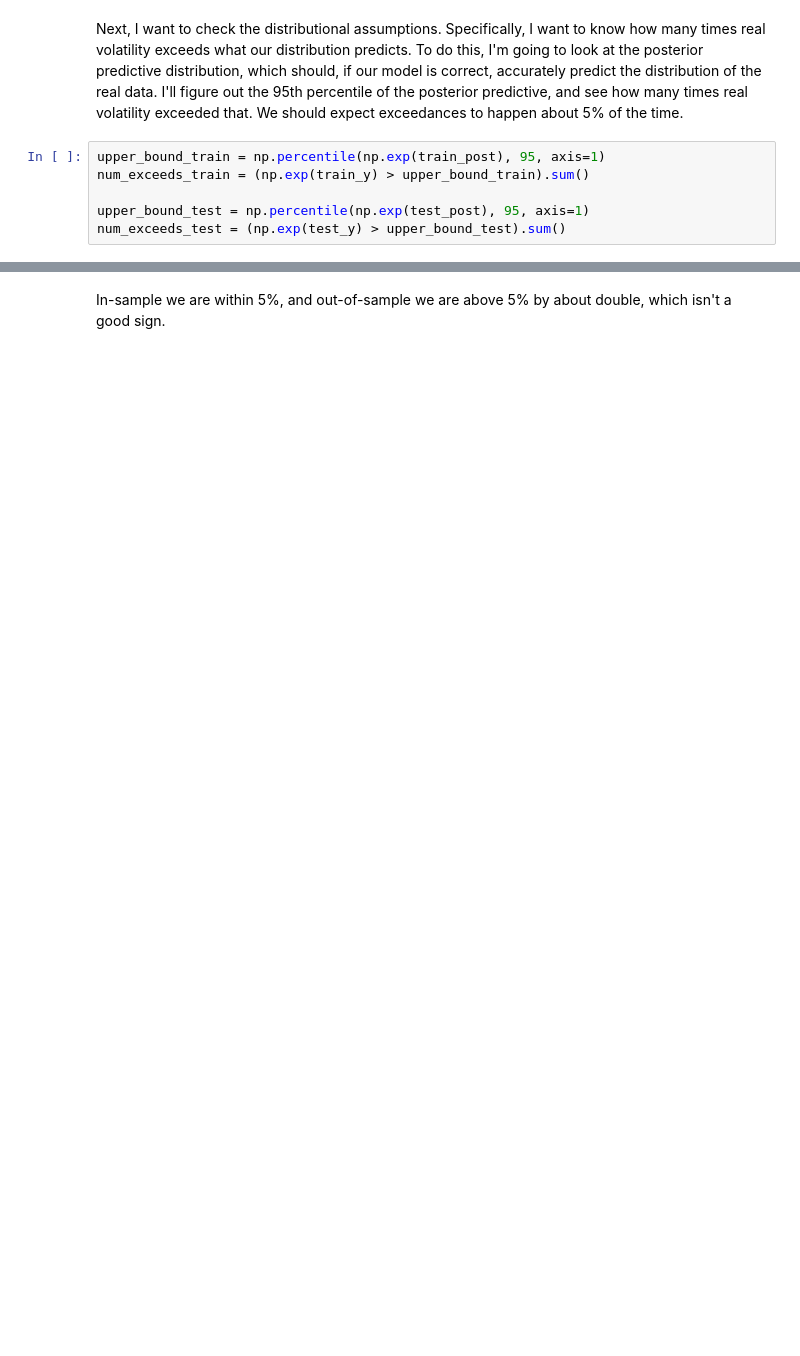
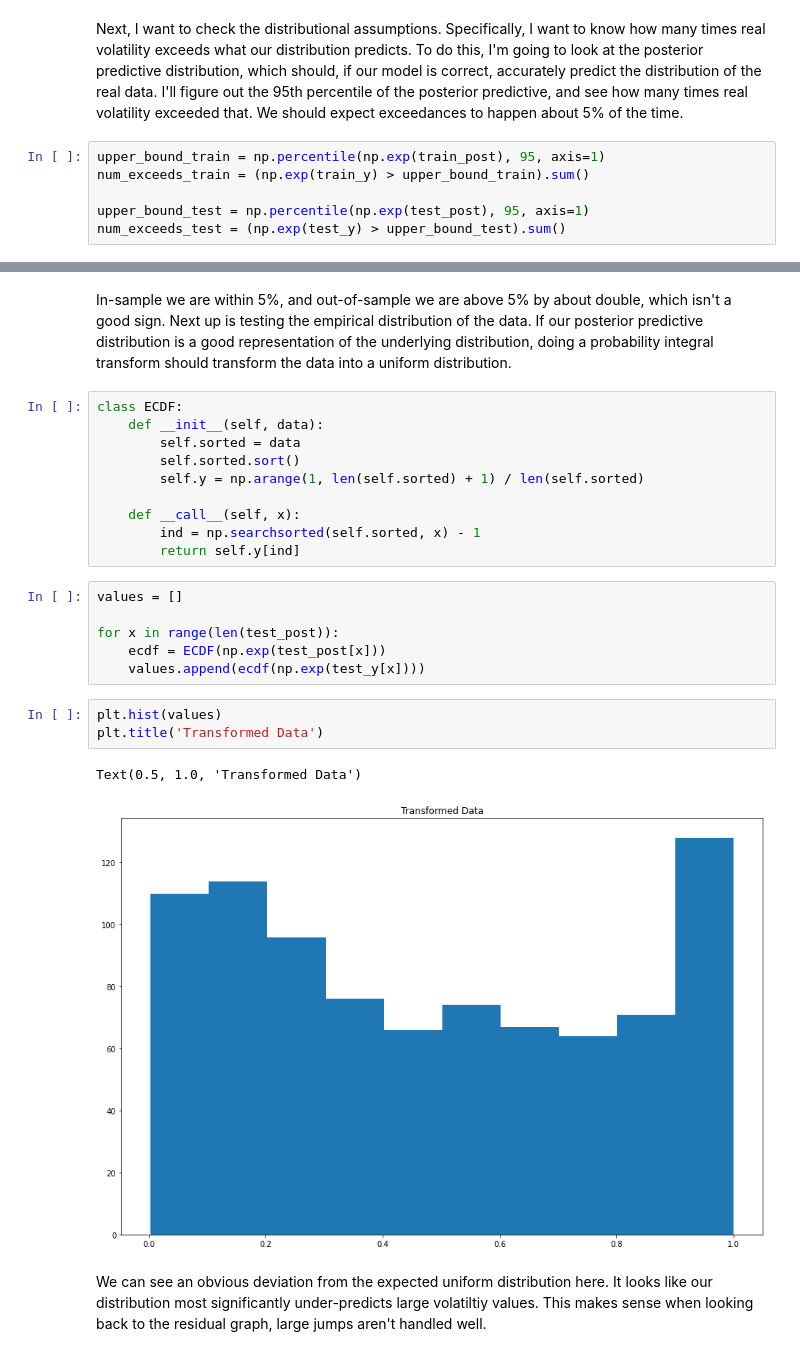
Before and after one commit to eadains/SystemsTrading, a Jupyter notebook: spx_vol_linear_forecast.ipynb, the cells around one changed output, grey strips where cells are left out. Saved outputs shown, nothing was run; the diff lists cells and outputs as text; blank space fills up the shorter version.

```diff
--- a/spx_vol_linear_forecast.ipynb
+++ b/spx_vol_linear_forecast.ipynb
@@ -220,2 +217,26 @@ Out-of-Sample Exceedances: 0.09930715935334873
 # %% [markdown]
-In-sample we are within 5%, and out-of-sample we are above 5% by about double, which isn't a good sign.
+In-sample we are within 5%, and out-of-sample we are above 5% by about double, which isn't a good sign. Next up is testing the empirical distribution of the data. If our posterior predictive distribution is a good representation of the underlying distribution, doing a probability integral transform should transform the data into a uniform distribution.
+# %%
+class ECDF:
+    def __init__(self, data):
+        self.sorted = data
+        self.sorted.sort()
+        self.y = np.arange(1, len(self.sorted) + 1) / len(self.sorted)
+
+    def __call__(self, x):
+        ind = np.searchsorted(self.sorted, x) - 1
+        return self.y[ind]
+# %%
+values = []
+
+for x in range(len(test_post)):
+    ecdf = ECDF(np.exp(test_post[x]))
+    values.append(ecdf(np.exp(test_y[x])))
+# %%
+plt.hist(values)
+plt.title('Transformed Data')
+# %% [output]
+Text(0.5, 1.0, 'Transformed Data')
+[figure, added]
+# %% [markdown]
+We can see an obvious deviation from the expected uniform distribution here. It looks like our distribution most significantly under-predicts large volatiltiy values. This makes sense when looking back to the residual graph, large jumps aren't handled well.
```
Also changed, not shown: parts of 13 cells of this notebook.
